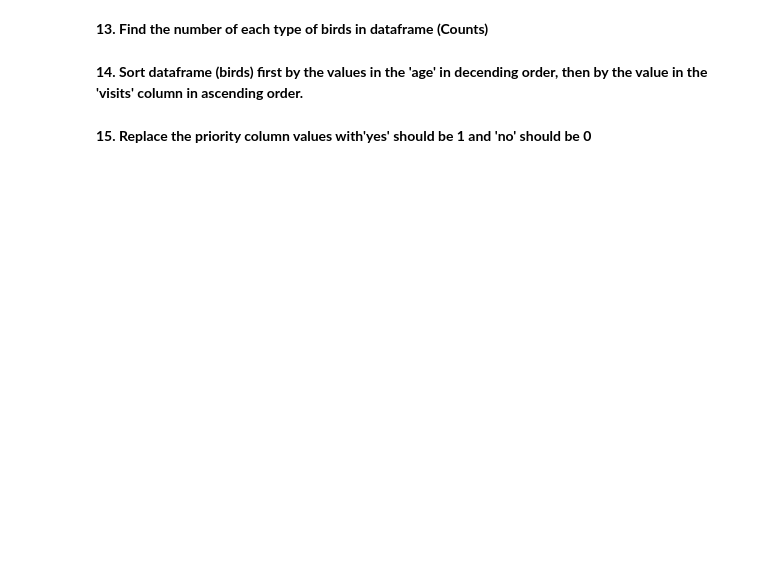
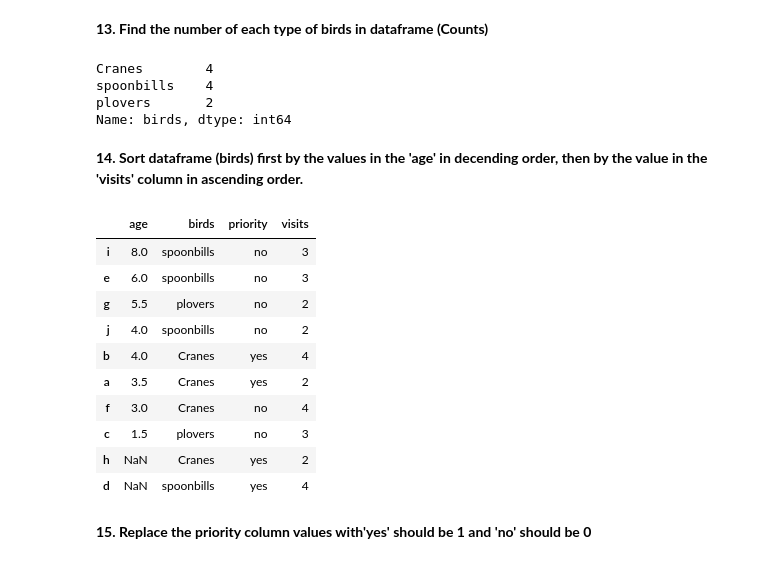
Before and after one commit to PhaneendraYedidi/Machine-Learning-Practices, a Jupyter notebook: pandas_basics_practice.ipynb, the cells around one changed output. Drawn from its saved outputs; the diff is of its cells as text; code cells hidden in the pictures; blank space fills up the shorter version.

```diff
--- a/pandas_basics_practice.ipynb
+++ b/pandas_basics_practice.ipynb
@@ -145,3 +145,15 @@ spoonbills    6.0
 Name: age, dtype: float64
 # %% [markdown]
 **12. Append a new row 'k' to dataframe with your choice of values for each column. Then delete that row to return the original DataFrame.**
+# %%
+bird = pd.DataFrame({'birds': 'Crow', 'age': 3, 'visits': 2, 'priority': 'yes'}, index = ['k'])
+birds = birds.append(bird)
+
+print('Updated DataFrame')
+print(birds)
+
+# https://pandas.pydata.org/pandas-docs/stable/reference/api/pandas.DataFrame.drop.html
+
+birds = birds.drop(['k'])
+print('\n Original DataFrame')
+print(birds)
@@ -148,6 +178,27 @@ Name: age, dtype: float64
 # %% [markdown]
 **13. Find the number of each type of birds in dataframe (Counts)**
+# %%
+birds['birds'].value_counts()
+# %% [output]
+Cranes        4
+spoonbills    4
+plovers       2
+Name: birds, dtype: int64
 # %% [markdown]
 **14. Sort dataframe (birds) first by the values in the 'age' in decending order, then by the value in the 'visits' column in ascending order.**
+# %%
+birds.sort_values(['age','visits'],ascending=[False,True])
+# %% [output]
+|  | age | birds | priority | visits |
+| i | 8.0 | spoonbills | no | 3 |
+| e | 6.0 | spoonbills | no | 3 |
+| g | 5.5 | plovers | no | 2 |
+| j | 4.0 | spoonbills | no | 2 |
+| b | 4.0 | Cranes | yes | 4 |
+| a | 3.5 | Cranes | yes | 2 |
+| f | 3.0 | Cranes | no | 4 |
+| c | 1.5 | plovers | no | 3 |
+| h | NaN | Cranes | yes | 2 |
+| d | NaN | spoonbills | yes | 4 |
 # %% [markdown]
 **15. Replace the priority column values with'yes' should be 1 and 'no' should be 0**
```
Also changed, not shown: parts of 3 cells of this notebook.
